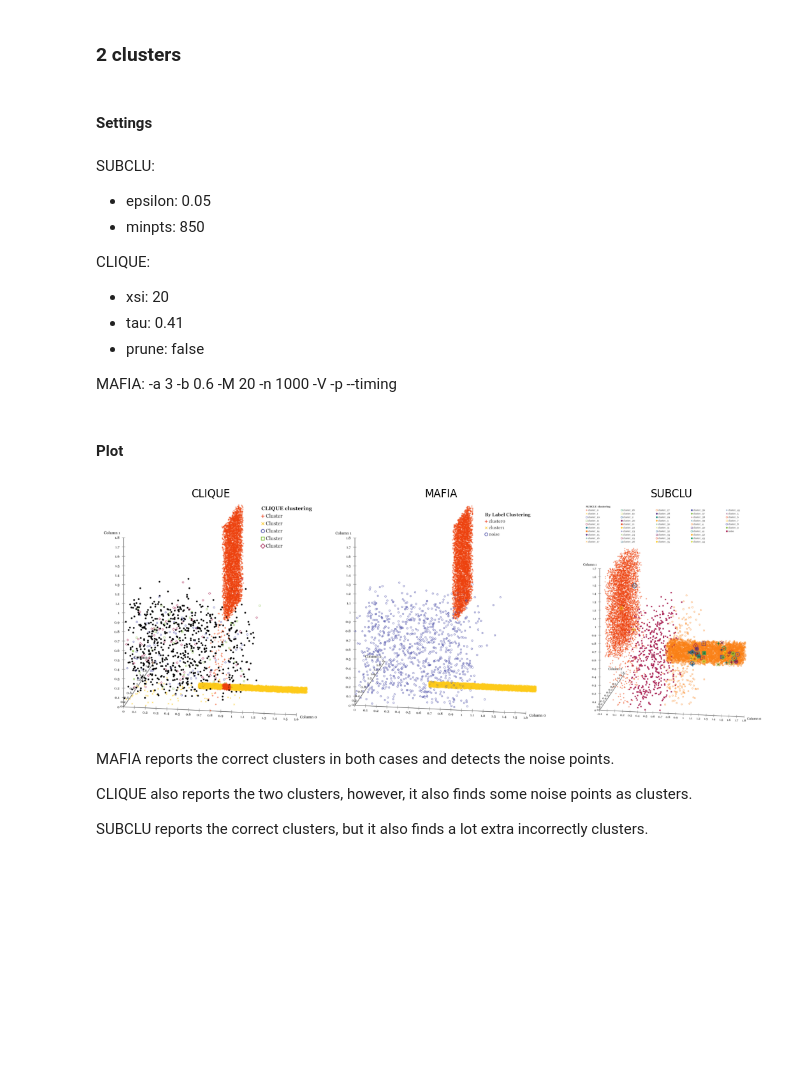
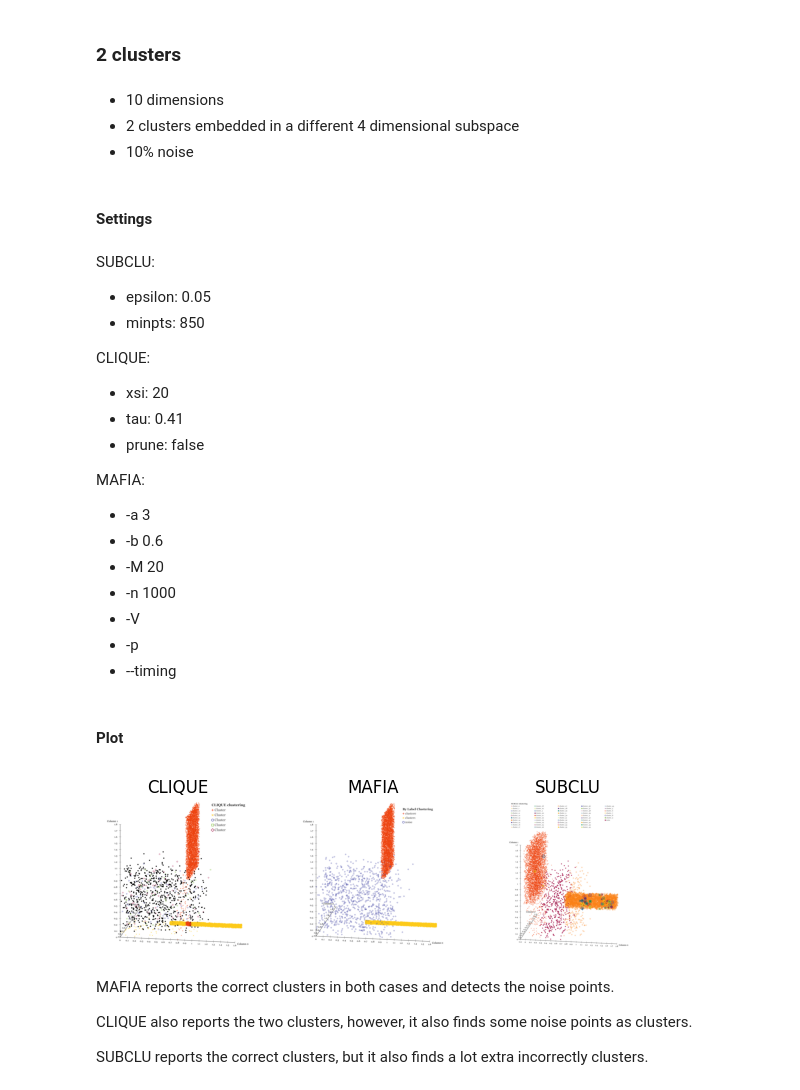
Before and after one commit to henrikdchristensen/SDU-Data-Mining-Exam, a Jupyter notebook: src/evaluation.ipynb, the cells around one changed output. Saved outputs shown, nothing was run; the diff lists cells and outputs as text; code cells hidden in the pictures; blank space fills up the shorter version.

```diff
--- a/src/evaluation.ipynb
+++ b/src/evaluation.ipynb
@@ -97,5 +128,9 @@ Both CLIQUE and MAFIA scales linearly with the number of records. SUBCLU seems t
 # %% [markdown]
 ### 2 clusters
+# %% [markdown]
+- 10 dimensions
+- 2 clusters embedded in a different 4 dimensional subspace
+- 10% noise
 # %% [markdown]
 #### Settings
 # %% [markdown]
@@ -109,13 +144,13 @@ CLIQUE:
 - prune: false
 
 MAFIA:
--a 3
--b 0.6
--M 20
--n 1000
--V
--p
---timing
+- -a 3
+- -b 0.6
+- -M 20
+- -n 1000
+- -V
+- -p
+- --timing
 # %% [markdown]
 #### Plot
 # %%
@@ -124,35 +159,35 @@ import matplotlib.image as mpimg
 
 # Load images
 clique_img = mpimg.imread('datasets/mdcgen/accuracy/2clusters/100k/clique/3d_plot.png')
 mafia_img = mpimg.imread('datasets/mdcgen/accuracy/2clusters/100k/mafia/3d_plot.png')
 subclu_img = mpimg.imread('datasets/mdcgen/accuracy/2clusters/20k/subclu/3d_plot.png')
 
 # Figure with subplots
-fig, axs = plt.subplots(1, 3, figsize=(11, 4))
+fig, axs = plt.subplots(1, 3, figsize=(6, 2))
 
 # Plot images
 axs[0].imshow(clique_img)
 axs[0].axis('off')
 axs[0].set_title('CLIQUE')
 
 axs[1].imshow(mafia_img)
 axs[1].axis('off')
 axs[1].set_title('MAFIA')
 
 axs[2].imshow(subclu_img)
 axs[2].axis('off')
 axs[2].set_title('SUBCLU')
 
 # Tight layout
 plt.tight_layout()
 
 # Save plot
 plt.savefig(dir_to_save_plots + 'accuracy_2clusters.png')
 
 # Show plot
 plt.show()
 # %% [output]
-[figure, old version]
+[figure, new version]
 # %% [markdown]
 MAFIA reports the correct clusters in both cases and detects the noise points.
 
```
Also changed, not shown: parts of 30 cells of this notebook, 43 other files.
